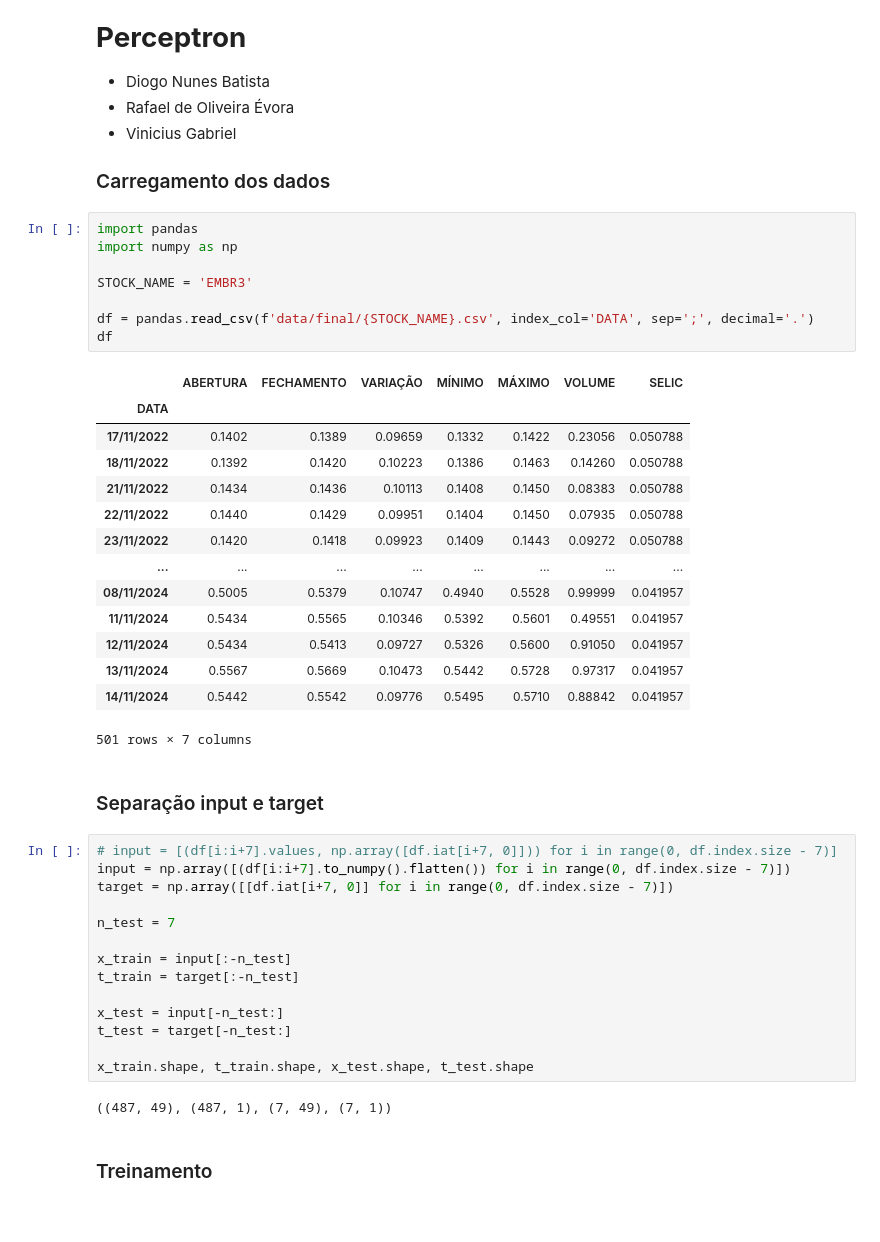
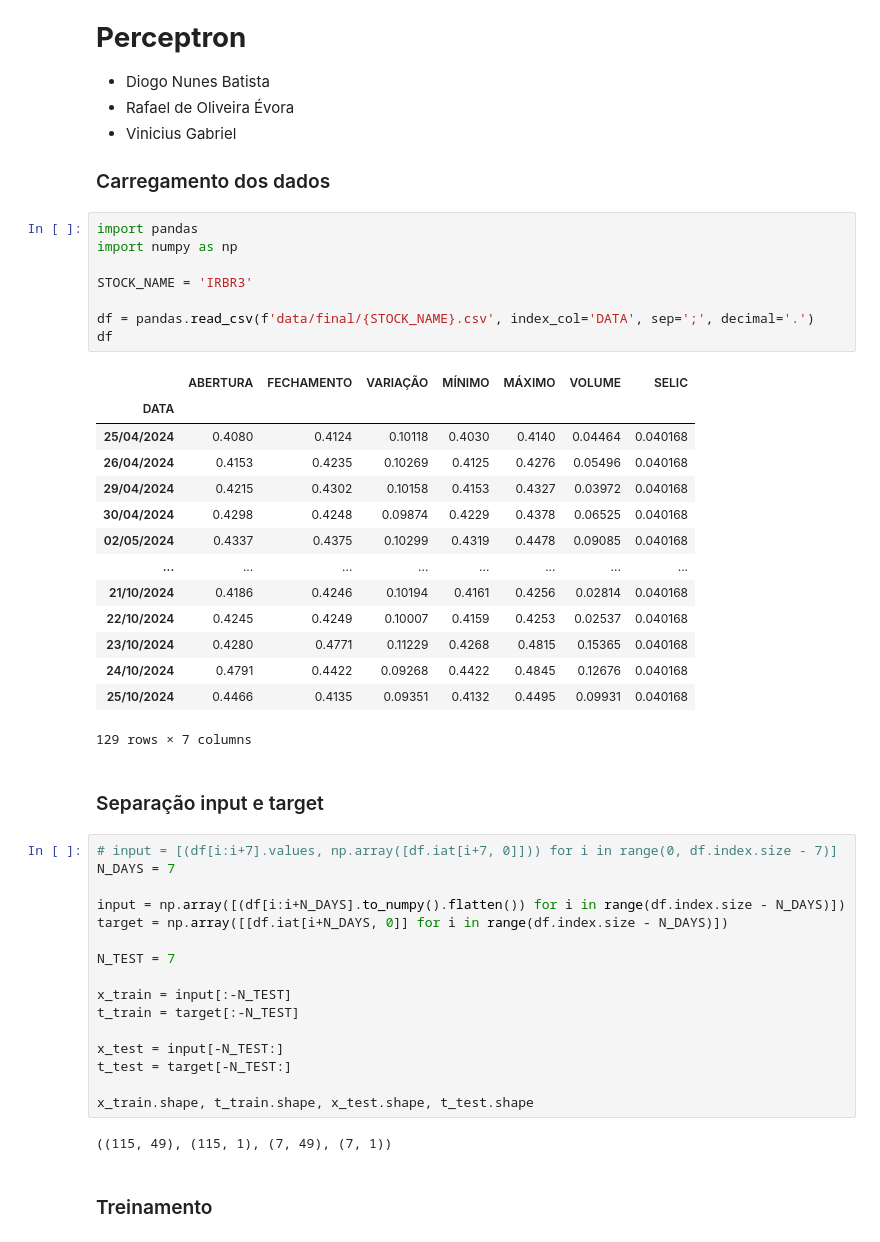
Before and after one commit to Diogo-NB/stock-exchange-mlp-predictions, a Jupyter notebook: stock_exchange_mlp_predictions.ipynb, the cells around one changed output. Drawn from its saved outputs; the diff is of its cells as text.

```diff
--- a/stock_exchange_mlp_predictions.ipynb
+++ b/stock_exchange_mlp_predictions.ipynb
@@ -9,44 +9,46 @@
 # %%
 import pandas
 import numpy as np
 
-STOCK_NAME = 'EMBR3'
+STOCK_NAME = 'IRBR3'
 
 df = pandas.read_csv(f'data/final/{STOCK_NAME}.csv', index_col='DATA', sep=';', decimal='.')
 df
 # %% [output]
 |  | ABERTURA | FECHAMENTO | VARIAÇÃO | MÍNIMO | MÁXIMO | VOLUME | SELIC |
 | DATA |  |  |  |  |  |  |  |
-| 17/11/2022 | 0.1402 | 0.1389 | 0.09659 | 0.1332 | 0.1422 | 0.23056 | 0.050788 |
-| 18/11/2022 | 0.1392 | 0.1420 | 0.10223 | 0.1386 | 0.1463 | 0.14260 | 0.050788 |
-| 21/11/2022 | 0.1434 | 0.1436 | 0.10113 | 0.1408 | 0.1450 | 0.08383 | 0.050788 |
-| 22/11/2022 | 0.1440 | 0.1429 | 0.09951 | 0.1404 | 0.1450 | 0.07935 | 0.050788 |
-| 23/11/2022 | 0.1420 | 0.1418 | 0.09923 | 0.1409 | 0.1443 | 0.09272 | 0.050788 |
+| 25/04/2024 | 0.4080 | 0.4124 | 0.10118 | 0.4030 | 0.4140 | 0.04464 | 0.040168 |
+| 26/04/2024 | 0.4153 | 0.4235 | 0.10269 | 0.4125 | 0.4276 | 0.05496 | 0.040168 |
+| 29/04/2024 | 0.4215 | 0.4302 | 0.10158 | 0.4153 | 0.4327 | 0.03972 | 0.040168 |
+| 30/04/2024 | 0.4298 | 0.4248 | 0.09874 | 0.4229 | 0.4378 | 0.06525 | 0.040168 |
+| 02/05/2024 | 0.4337 | 0.4375 | 0.10299 | 0.4319 | 0.4478 | 0.09085 | 0.040168 |
 | ... | ... | ... | ... | ... | ... | ... | ... |
-| 08/11/2024 | 0.5005 | 0.5379 | 0.10747 | 0.4940 | 0.5528 | 0.99999 | 0.041957 |
-| 11/11/2024 | 0.5434 | 0.5565 | 0.10346 | 0.5392 | 0.5601 | 0.49551 | 0.041957 |
-| 12/11/2024 | 0.5434 | 0.5413 | 0.09727 | 0.5326 | 0.5600 | 0.91050 | 0.041957 |
-| 13/11/2024 | 0.5567 | 0.5669 | 0.10473 | 0.5442 | 0.5728 | 0.97317 | 0.041957 |
-| 14/11/2024 | 0.5442 | 0.5542 | 0.09776 | 0.5495 | 0.5710 | 0.88842 | 0.041957 |
+| 21/10/2024 | 0.4186 | 0.4246 | 0.10194 | 0.4161 | 0.4256 | 0.02814 | 0.040168 |
+| 22/10/2024 | 0.4245 | 0.4249 | 0.10007 | 0.4159 | 0.4253 | 0.02537 | 0.040168 |
+| 23/10/2024 | 0.4280 | 0.4771 | 0.11229 | 0.4268 | 0.4815 | 0.15365 | 0.040168 |
+| 24/10/2024 | 0.4791 | 0.4422 | 0.09268 | 0.4422 | 0.4845 | 0.12676 | 0.040168 |
+| 25/10/2024 | 0.4466 | 0.4135 | 0.09351 | 0.4132 | 0.4495 | 0.09931 | 0.040168 |
-501 rows × 7 columns
+129 rows × 7 columns
 # %% [markdown]
 ### Separação input e target
 # %%
 # input = [(df[i:i+7].values, np.array([df.iat[i+7, 0]])) for i in range(0, df.index.size - 7)]
-input = np.array([(df[i:i+7].to_numpy().flatten()) for i in range(0, df.index.size - 7)])
-target = np.array([[df.iat[i+7, 0]] for i in range(0, df.index.size - 7)])
+N_DAYS = 7
 
-n_test = 7
+input = np.array([(df[i:i+N_DAYS].to_numpy().flatten()) for i in range(df.index.size - N_DAYS)])
+target = np.array([[df.iat[i+N_DAYS, 0]] for i in range(df.index.size - N_DAYS)])
 
-x_train = input[:-n_test]
-t_train = target[:-n_test]
+N_TEST = 7
 
-x_test = input[-n_test:]
-t_test = target[-n_test:]
+x_train = input[:-N_TEST]
+t_train = target[:-N_TEST]
+
+x_test = input[-N_TEST:]
+t_test = target[-N_TEST:]
 
 x_train.shape, t_train.shape, x_test.shape, t_test.shape
 # %% [output]
-((487, 49), (487, 1), (7, 49), (7, 1))
+((115, 49), (115, 1), (7, 49), (7, 1))
 # %% [markdown]
 ### Treinamento
 # %%
```
Also changed, not shown: parts of 1 cell of this notebook, 6 other files.
